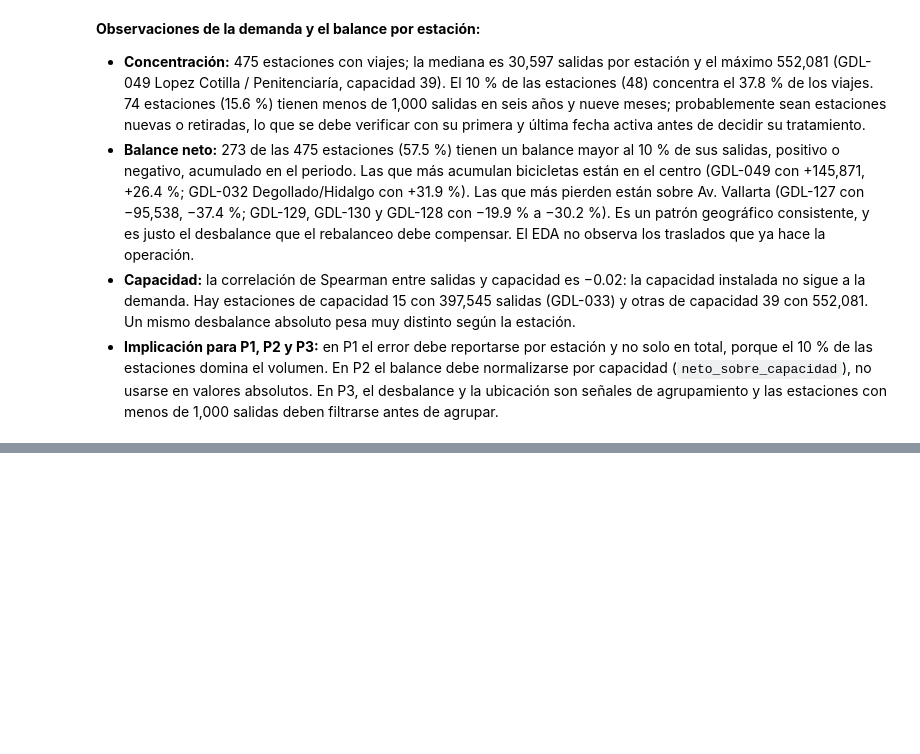
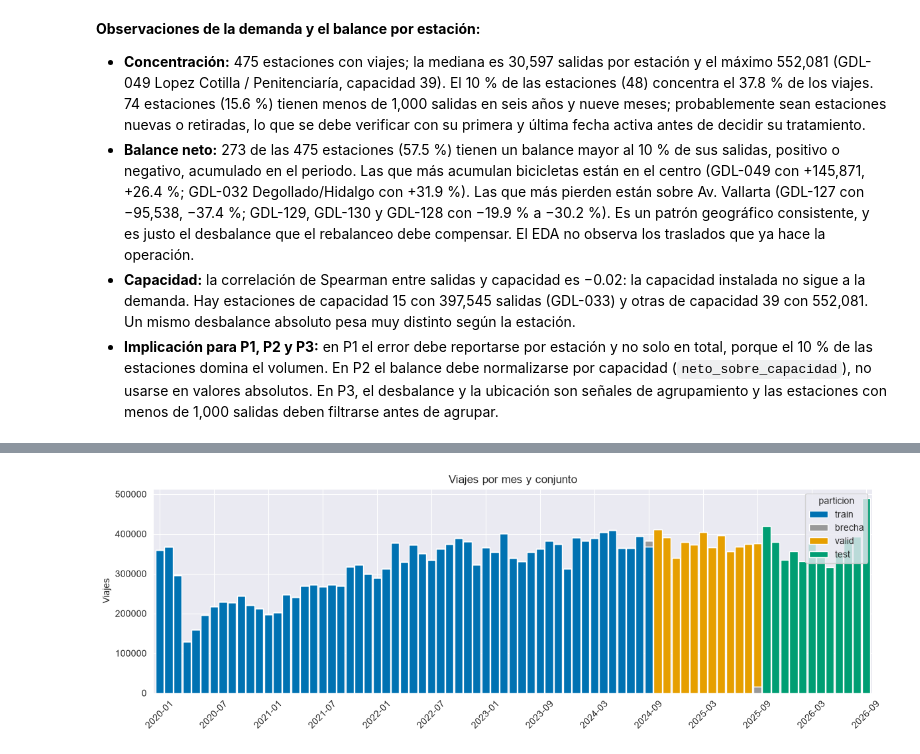
Before and after one commit to sanchezdavilaluisarturo/MLOps-ProyectoMiBici-Equipo7, a Jupyter notebook: notebooks/0.03-lasd-exploracion-carga.ipynb, the cells around one changed output, grey strips where cells are left out. Cells and saved outputs as stored; diff of their text form; code cells hidden in the pictures; blank space fills up the shorter version.

Commit message:
feat: agrega limpieza, partición temporal y preprocesamiento al notebook 0.03

```diff
--- a/notebooks/0.03-lasd-exploracion-carga.ipynb
+++ b/notebooks/0.03-lasd-exploracion-carga.ipynb
@@ -562,0 +759,25 @@ print(f"Estaciones con |neto| mayor al 10% de sus salidas: {int((estaciones['net
+# %%
+# Fronteras de la partición temporal y brecha entre conjuntos
+FRONTERA_VALID = pd.Timestamp("2024-10-01")
+FRONTERA_TEST = pd.Timestamp("2025-10-01")
+BRECHA = pd.Timedelta(hours=24)
+
+def asignar_particion(marcas_de_tiempo):
+    """Regresa train, valid, test o brecha según el instante de inicio."""
+    condiciones = [marcas_de_tiempo < FRONTERA_VALID - BRECHA,
+                   marcas_de_tiempo < FRONTERA_VALID,
+                   marcas_de_tiempo < FRONTERA_TEST - BRECHA,
+                   marcas_de_tiempo < FRONTERA_TEST]
+    return pd.Series(np.select(condiciones, ["train", "brecha", "valid", "brecha"], default="test"),
+                     index=marcas_de_tiempo.index).astype(
+        pd.CategoricalDtype(["train", "valid", "test", "brecha"]))
+
+limpios["particion"] = asignar_particion(limpios["inicio_del_viaje"])
+
+resumen_particion = limpios.groupby("particion", observed=True).agg(
+    viajes=("viaje_id", "size"),
+    primer_viaje=("inicio_del_viaje", "min"),
+    ultimo_viaje=("inicio_del_viaje", "max"),
+)
+resumen_particion["% de los viajes"] = (resumen_particion["viajes"] / len(limpios) * 100).round(1)
+resumen_particion
@@ -562,0 +791,22 @@ print(f"Estaciones con |neto| mayor al 10% de sus salidas: {int((estaciones['net
+# %%
+# Validación de la partición: orden temporal estricto y sin superposición
+por_conjunto = limpios.groupby("particion", observed=True)["inicio_del_viaje"].agg(["min", "max"])
+assert por_conjunto.loc["train", "max"] < por_conjunto.loc["valid", "min"]
+assert por_conjunto.loc["valid", "max"] < por_conjunto.loc["test", "min"]
+assert (limpios["particion"] != "brecha").sum() + (limpios["particion"] == "brecha").sum() == len(limpios)
+
+# Viajes por mes, coloreados por conjunto
+mensual_particion = (limpios.groupby(["periodo_archivo", "particion"], observed=True).size()
+                     .unstack(fill_value=0)[["train", "brecha", "valid", "test"]])
+mensual_particion.index = pd.PeriodIndex(mensual_particion.index.astype(str), freq="M").to_timestamp()
+
+ax = mensual_particion.plot.bar(stacked=True, figsize=(14, 4), width=0.9,
+                                color=[AZUL, "#999999", NARANJA, VERDE])
+ax.set_xticks(range(0, len(mensual_particion), 6))
+ax.set_xticklabels([m.strftime("%Y-%m") for m in mensual_particion.index[::6]], rotation=45)
+ax.set_title("Viajes por mes y conjunto")
+ax.set_xlabel("")
+ax.set_ylabel("Viajes")
+plt.show()
+# %% [output]
+[figure, added]
```
Also changed, not shown: parts of 29 cells of this notebook.
